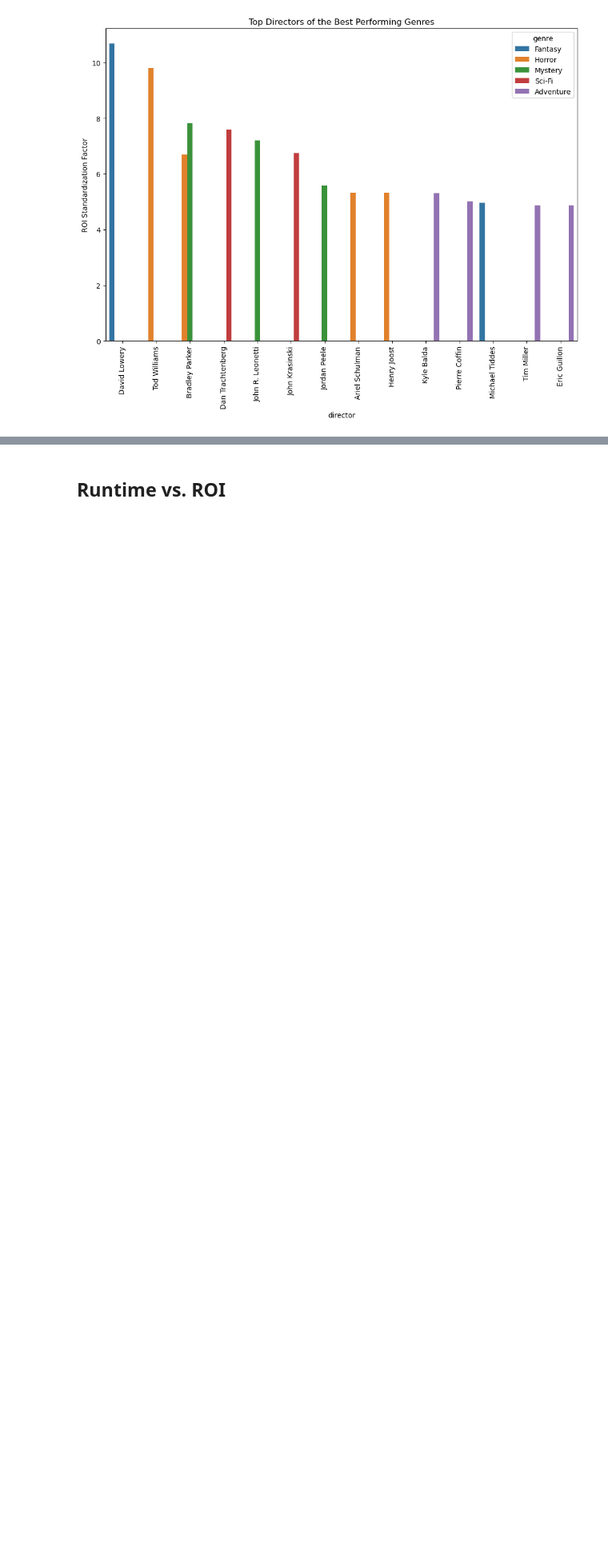
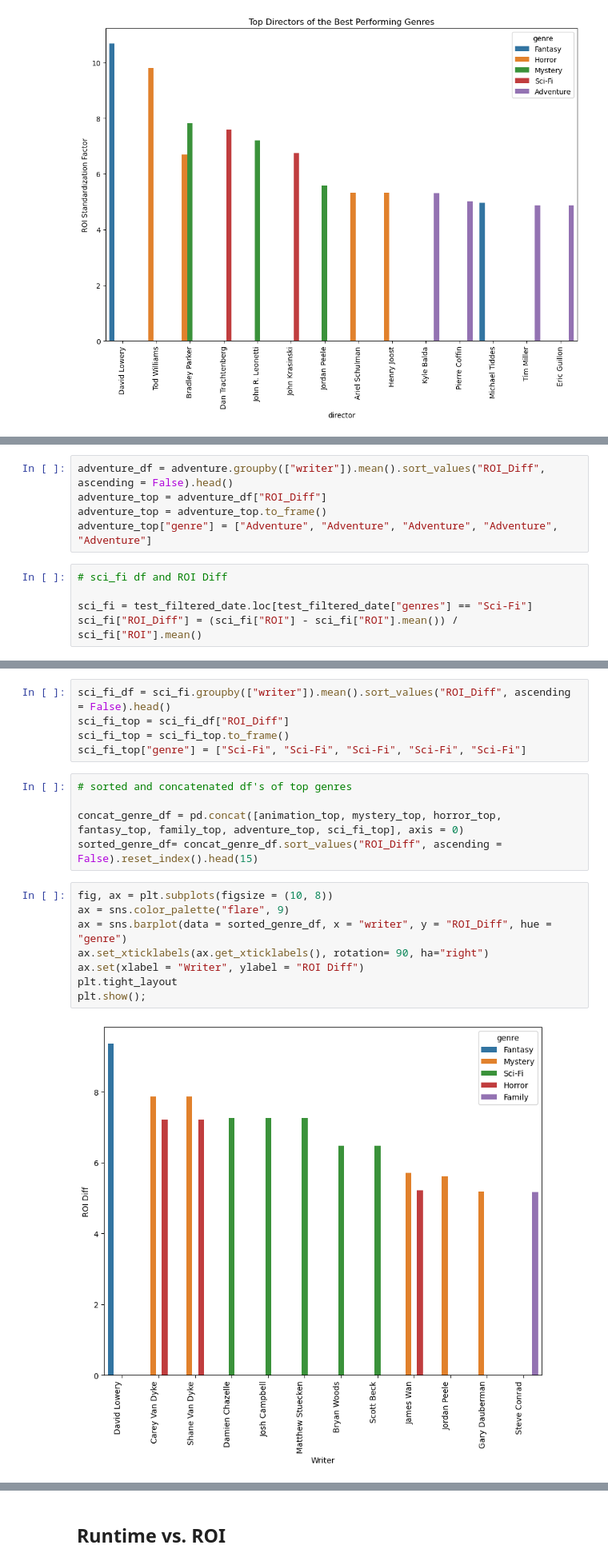
Before and after one commit to JoshuaGottlieb/Microsoft-Movie-Recommendation, a Jupyter notebook: Visualization.ipynb, the cells around one changed output, grey strips where cells are left out. Shown at 80% size. Cells and saved outputs as stored; diff of their text form; blank space fills up the shorter version.

```diff
--- a/Visualization.ipynb
+++ b/Visualization.ipynb
@@ -235,0 +361,10 @@ plt.ylabel('ROI Standardization Factor');
+# %%
+adventure_df = adventure.groupby(["writer"]).mean().sort_values("ROI_Diff", ascending = False).head()
+adventure_top = adventure_df["ROI_Diff"]
+adventure_top = adventure_top.to_frame()
+adventure_top["genre"] = ["Adventure", "Adventure", "Adventure", "Adventure", "Adventure"]
+# %%
+# sci_fi df and ROI Diff
+
+sci_fi = test_filtered_date.loc[test_filtered_date["genres"] == "Sci-Fi"]
+sci_fi["ROI_Diff"] = (sci_fi["ROI"] - sci_fi["ROI"].mean()) / sci_fi["ROI"].mean()
@@ -235,0 +377,20 @@ plt.ylabel('ROI Standardization Factor');
+# %%
+sci_fi_df = sci_fi.groupby(["writer"]).mean().sort_values("ROI_Diff", ascending = False).head()
+sci_fi_top = sci_fi_df["ROI_Diff"]
+sci_fi_top = sci_fi_top.to_frame()
+sci_fi_top["genre"] = ["Sci-Fi", "Sci-Fi", "Sci-Fi", "Sci-Fi", "Sci-Fi"]
+# %%
+# sorted and concatenated df's of top genres
+
+concat_genre_df = pd.concat([animation_top, mystery_top, horror_top, fantasy_top, family_top, adventure_top, sci_fi_top], axis = 0)
+sorted_genre_df= concat_genre_df.sort_values("ROI_Diff", ascending = False).reset_index().head(15)
+# %%
+fig, ax = plt.subplots(figsize = (10, 8))
+ax = sns.color_palette("flare", 9)
+ax = sns.barplot(data = sorted_genre_df, x = "writer", y = "ROI_Diff", hue = "genre")
+ax.set_xticklabels(ax.get_xticklabels(), rotation= 90, ha="right")
+ax.set(xlabel = "Writer", ylabel = "ROI Diff")
+plt.tight_layout
+plt.show();
+# %% [output]
+[figure, added]
```
Also changed, not shown: parts of 19 cells of this notebook.
